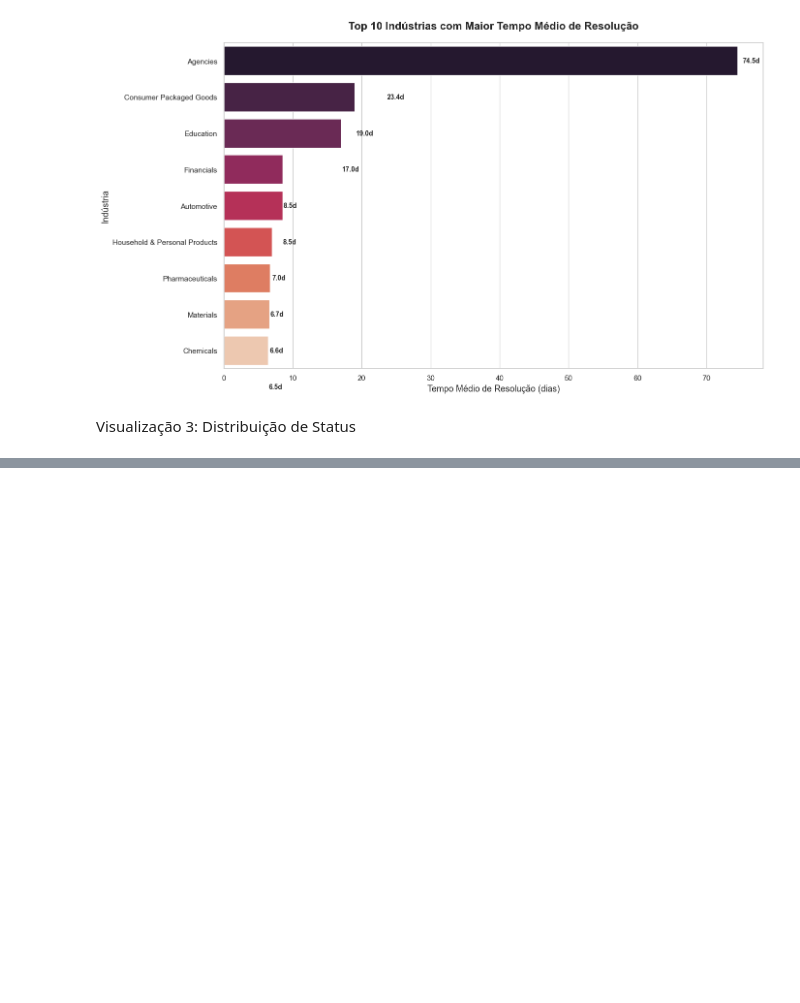
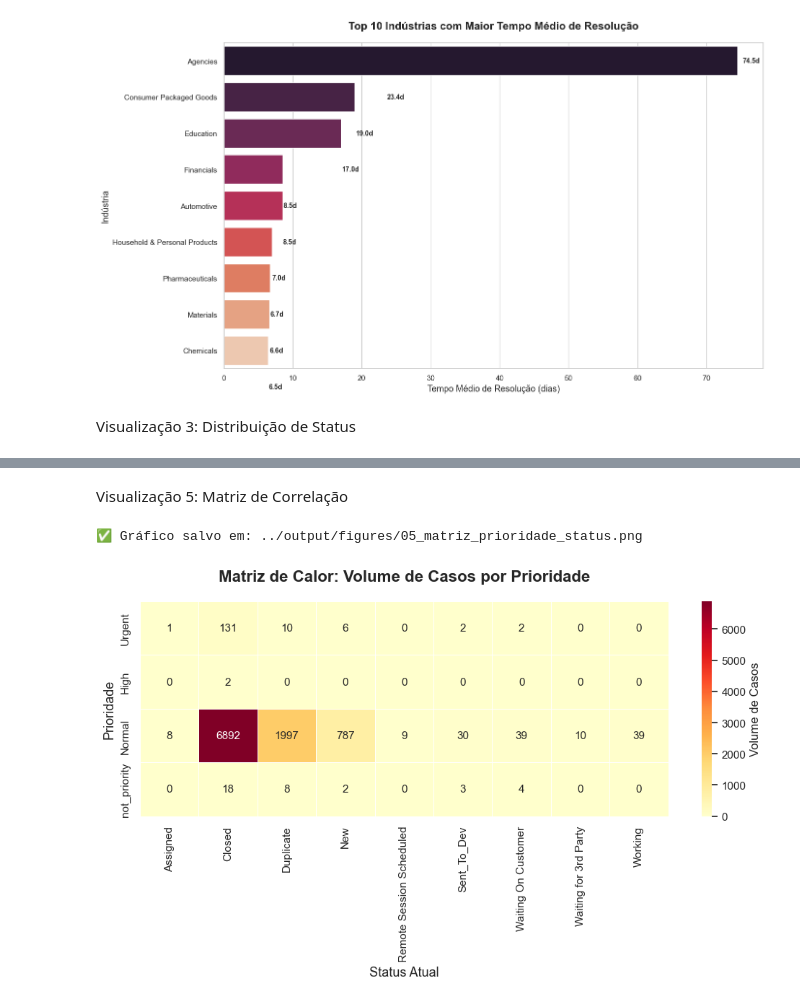
Before and after one commit to alex3ai/globalvision-challenge, a Jupyter notebook: notebooks/analysis_walkthrough.ipynb, the cells around one changed output, grey strips where cells are left out. Saved outputs shown, nothing was run; the diff lists cells and outputs as text; code cells hidden in the pictures; blank space fills up the shorter version.

```diff
--- a/notebooks/analysis_walkthrough.ipynb
+++ b/notebooks/analysis_walkthrough.ipynb
@@ -614,0 +660,48 @@ plt.show()
+# %% [markdown]
+Visualização 5: Matriz de Correlação
+# %%
+# Célula 16: Heatmap - Prioridade vs Status
+# 1. Carregar dados
+priority_status = pd.read_sql("""
+    SELECT
+        case_priority as priority,
+        case_status as status,
+        COUNT(*) as count
+    FROM cases
+    GROUP BY case_priority, case_status
+""", conn)
+
+# 2. Pivotagem
+pivot_table = priority_status.pivot(index='priority', columns='status', values='count').fillna(0)
+
+# 3. Ordenação Lógica (Do mais crítico para o menos crítico)
+# Usamos a lista exata que você encontrou no banco
+custom_order = ['Urgent', 'High', 'Normal', 'not_priority']
+
+# Filtramos apenas o que realmente existe na tabela pivotada para evitar erros
+existing_order = [p for p in custom_order if p in pivot_table.index]
+pivot_table = pivot_table.reindex(existing_order)
+
+# 4. Plotagem
+plt.figure(figsize=(10, 6))
+sns.heatmap(
+    pivot_table,
+    annot=True,
+    fmt='g',
+    cmap='YlOrRd', # Vermelho para o que é Urgente
+    linewidths=0.5,
+    cbar_kws={'label': 'Volume de Casos'}
+)
+
+plt.title('Matriz de Calor: Volume de Casos por Prioridade', fontsize=16, fontweight='bold', pad=20)
+plt.xlabel('Status Atual', fontsize=13)
+plt.ylabel('Prioridade', fontsize=13)
+
+plt.tight_layout()
+plt.savefig('../output/figures/05_matriz_prioridade_status.png', dpi=300, bbox_inches='tight')
+print("✅ Gráfico salvo em: ../output/figures/05_matriz_prioridade_status.png")
+
+plt.show()
+# %% [output]
+✅ Gráfico salvo em: ../output/figures/05_matriz_prioridade_status.png
+[figure, added]
```
Also changed, not shown: parts of 3 cells of this notebook, 1 other file.
